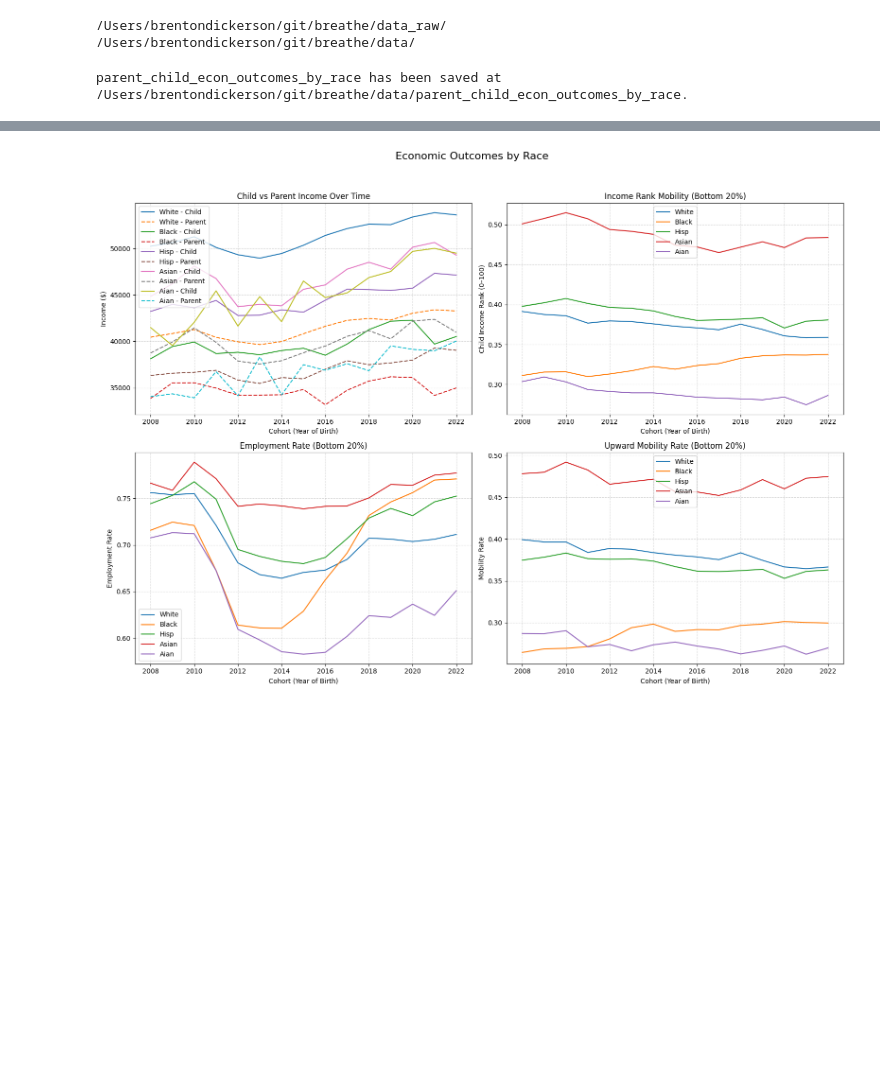
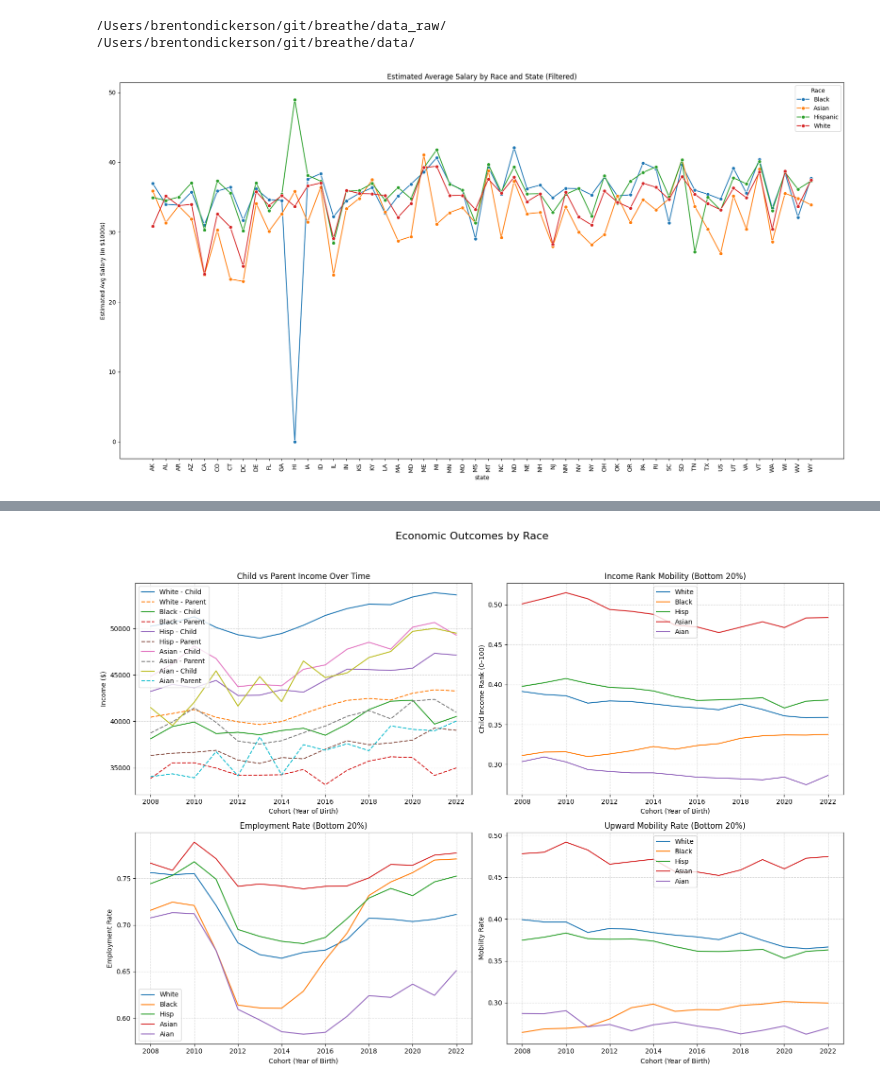
Before and after one commit to brendandoner-breathetransport/breathe, a Jupyter notebook: notebooks/pipeline_fairness.ipynb, the cells around one changed output, grey strips where cells are left out. Cells and saved outputs as stored; diff of their text form; code cells hidden in the pictures; blank space fills up the shorter version.

```diff
--- a/notebooks/pipeline_fairness.ipynb
+++ b/notebooks/pipeline_fairness.ipynb
@@ -31,13 +31,3 @@ def read_data(folder, file_name):
 def save_data(data, file_name):
     data.write_csv(directory_processed + file_name + ".csv")
     print(f"{file_name} has been saved at {directory_processed}{file_name}.")
-# %%
-import pandas as pd
-import matplotlib.pyplot as plt
-
-# Load the dataset
-income_demographics = read_data(folder="american_dream", file_name="Table_5_national_estimates_by_cohort_primary_outcomes.csv").with_columns((pl.col("cohort")+30).alias("cohort"))
-income_demographics
-save_data(income_demographics, "parent_child_econ_outcomes_by_race")
-# %% [output]
-parent_child_econ_outcomes_by_race has been saved at /Users/brentondickerson/git/breathe/data/parent_child_econ_outcomes_by_race.
@@ -43,0 +93,21 @@ parent_child_econ_outcomes_by_race has been saved at /Users/brentondickerson/git
+# %%
+valid_races = ["White", "Black", "Asian", "Hispanic"]
+
+# Filter the dataframe
+filtered_df = plot_df[plot_df["data_type"].isin(valid_races)]
+
+# Sort state alphabetically
+filtered_df = filtered_df.sort_values("state")
+
+# Create the plot
+plt.figure(figsize=(18, 10))
+sns.lineplot(data=filtered_df, x="state", y="avg_salary", hue="data_type", marker="o")
+
+plt.xticks(rotation=90)
+plt.ylabel("Estimated Avg Salary (in $1000s)")
+plt.title("Estimated Average Salary by Race and State (Filtered)")
+plt.legend(title="Race")
+plt.tight_layout()
+plt.show()
+# %% [output]
+[figure, added]
```
Also changed, not shown: parts of 21 cells of this notebook, 19 other files.
